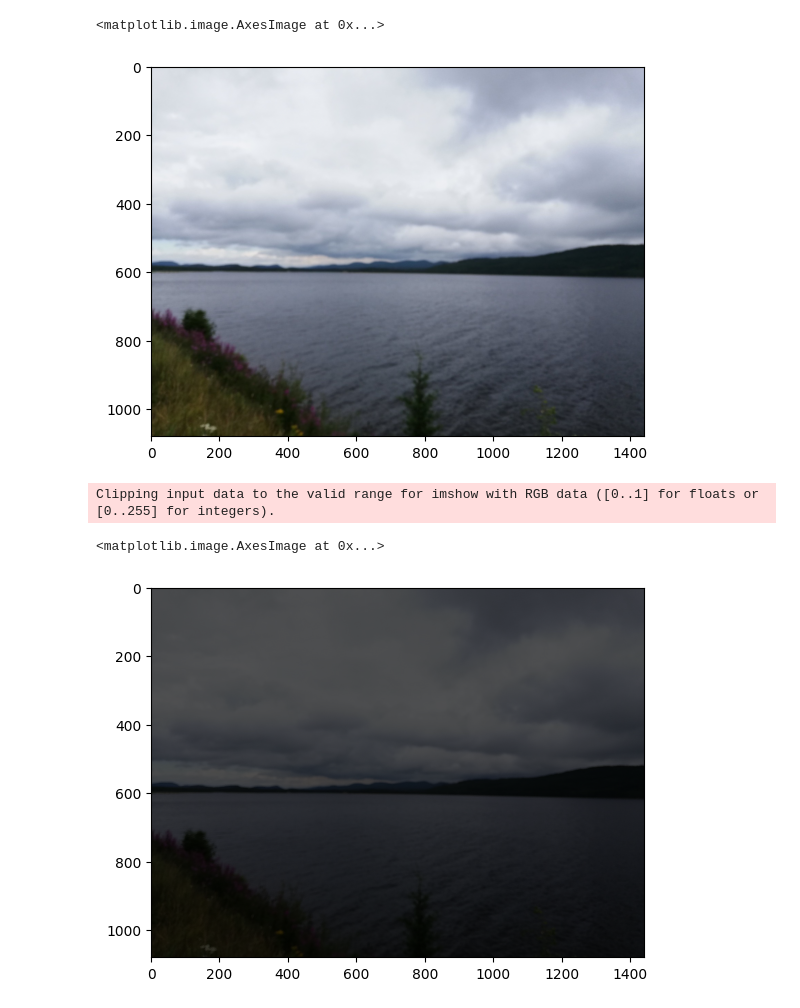
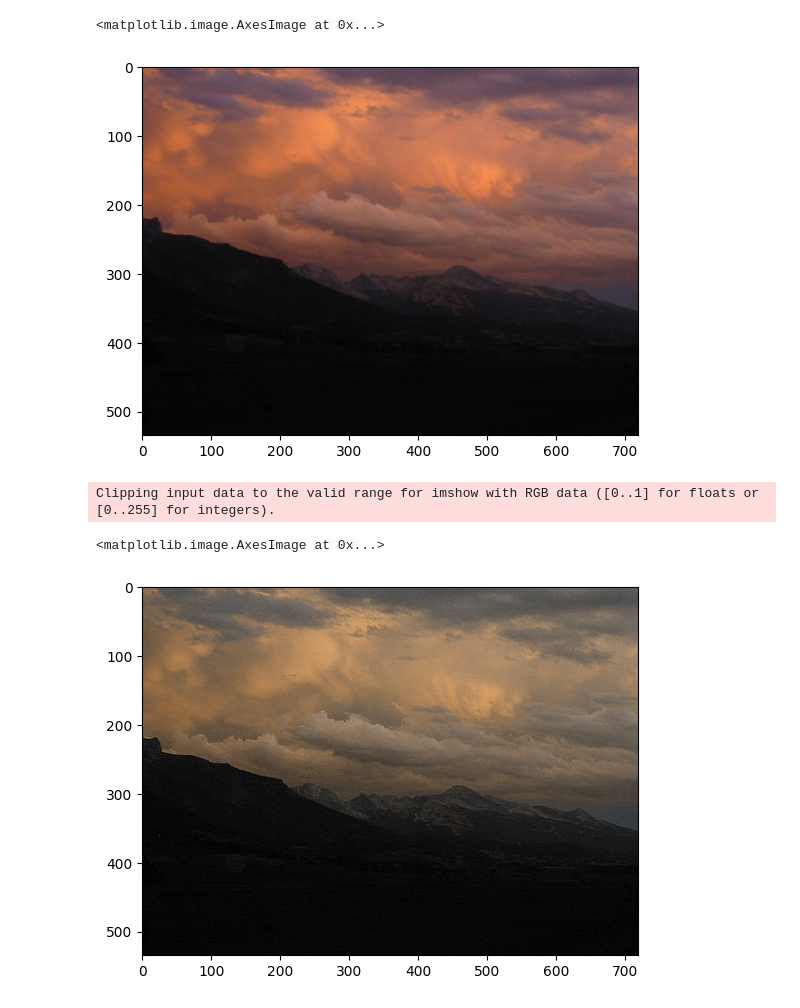
Before and after one commit to HenriqueLefundes/image_shaperning, a Jupyter notebook: Contour.ipynb, the cells around one changed output. Saved outputs shown, nothing was run; the diff lists cells and outputs as text; code cells hidden in the pictures.

```diff
--- a/Contour.ipynb
+++ b/Contour.ipynb
@@ -27,11 +27,11 @@ import skimage.transform as transform
 from scipy.ndimage import convolve
 # %%
 # Load image
-img = io.imread('images/saguenay.jpg')
+img = io.imread('images/Paysage.jpg')
 img = util.img_as_float(img)
 # Show image
 plt.imshow(img)
 # %% [output]
 <matplotlib.image.AxesImage at 0x...>
-[figure, old version]
+[figure, new version]
 # %%
@@ -54,11 +55,11 @@ def sharpen_image(img, k = 12, C = 1):
 img_copy = img.copy()
 
 # Sharpen the image
-sharpened_img = sharpen_image(img_copy, 16, 12)
+sharpened_img = sharpen_image(img_copy, k = 16, C = 12)
 
 # Show the sharpened image
 plt.imshow(sharpened_img)
 # %% [output]
 Clipping input data to the valid range for imshow with RGB data ([0..1] for floats or [0..255] for integers).
 <matplotlib.image.AxesImage at 0x...>
-[figure, old version]
+[figure, new version]
```
Also changed, not shown: parts of 2 cells of this notebook.
